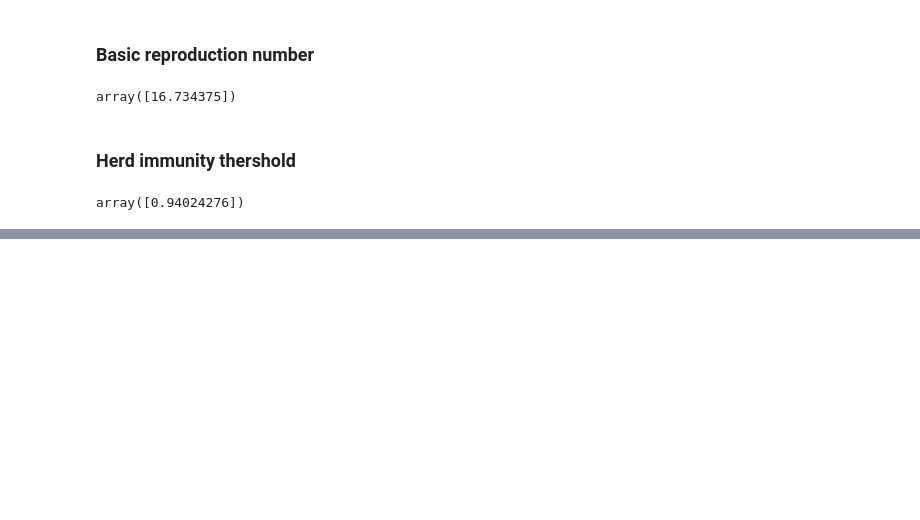
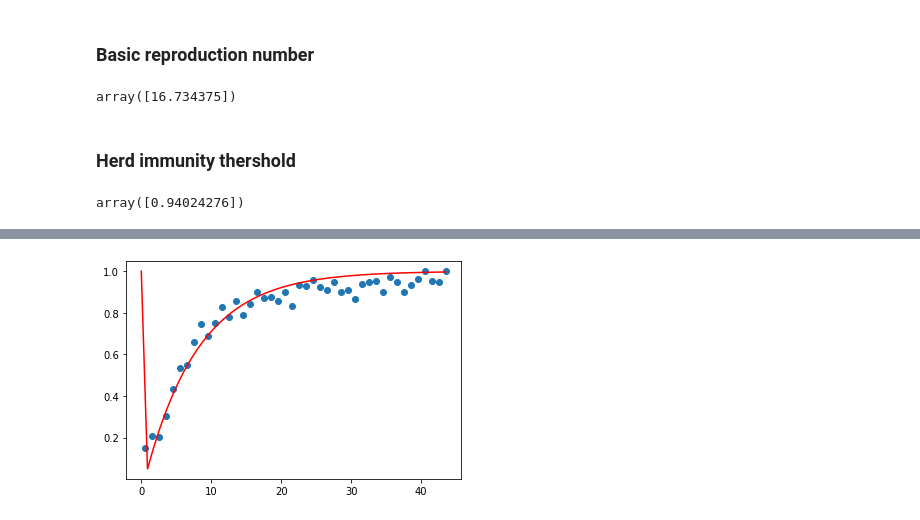
Before and after one commit to dmw1998/Mathematical-Epidemiology-Study-Material, a Jupyter notebook: Model_Fitting_LSM.ipynb, the cells around one changed output, grey strips where cells are left out. Drawn from its saved outputs; the diff is of its cells as text; code cells hidden in the pictures; blank space fills up the shorter version.

```diff
--- a/Model_Fitting_LSM.ipynb
+++ b/Model_Fitting_LSM.ipynb
@@ -141,0 +183,18 @@ array([0.94024276])
+# %%
+def maternal_fun(x):
+    return np.exp(-2*x)
+
+def maternal_uk_fun(x):
+    y = 1 - np.exp(-best_theta_m*(x-0.5))
+    return y
+
+def fanning_func(x):
+    sigma =  1. / (1 + np.exp(-(x-0.2) / 0.0051))
+    f = (1-sigma) * maternal_fun(x) + sigma * maternal_uk_fun(x)
+    return f
+# %%
+y_new = fanning_func(x_new)
+plt.scatter(T_uk['Age'],T_uk['Seroprevalence']);
+plt.plot(x_new,y_new,'r');
+# %% [output]
+[figure, added]
```
Also changed, not shown: parts of 10 cells of this notebook.
